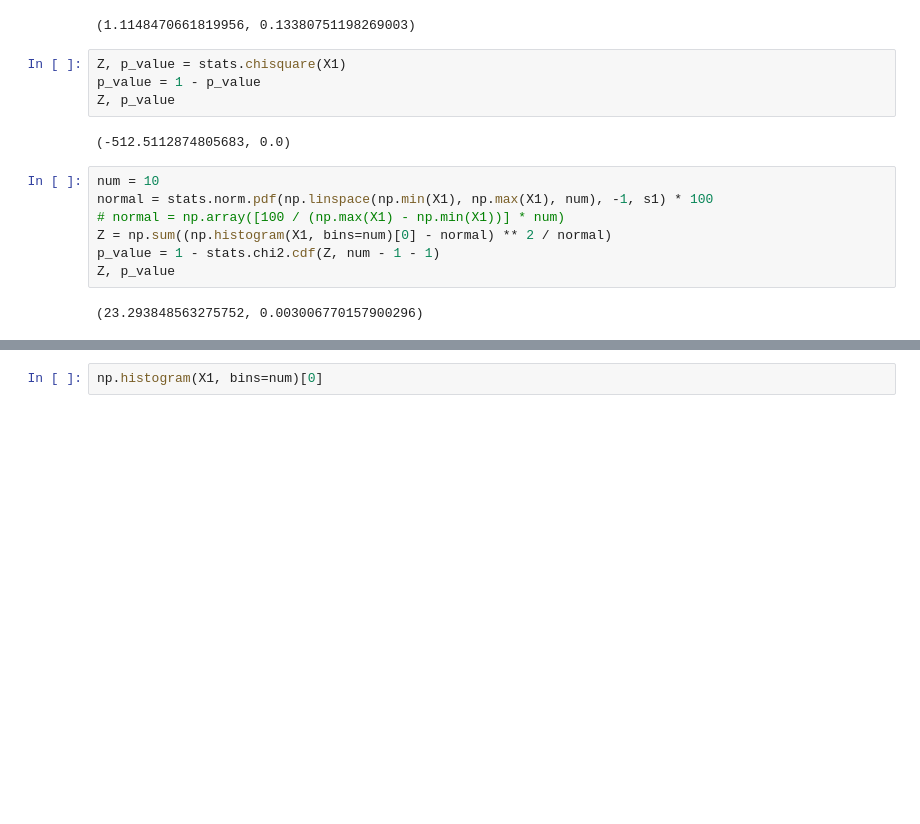
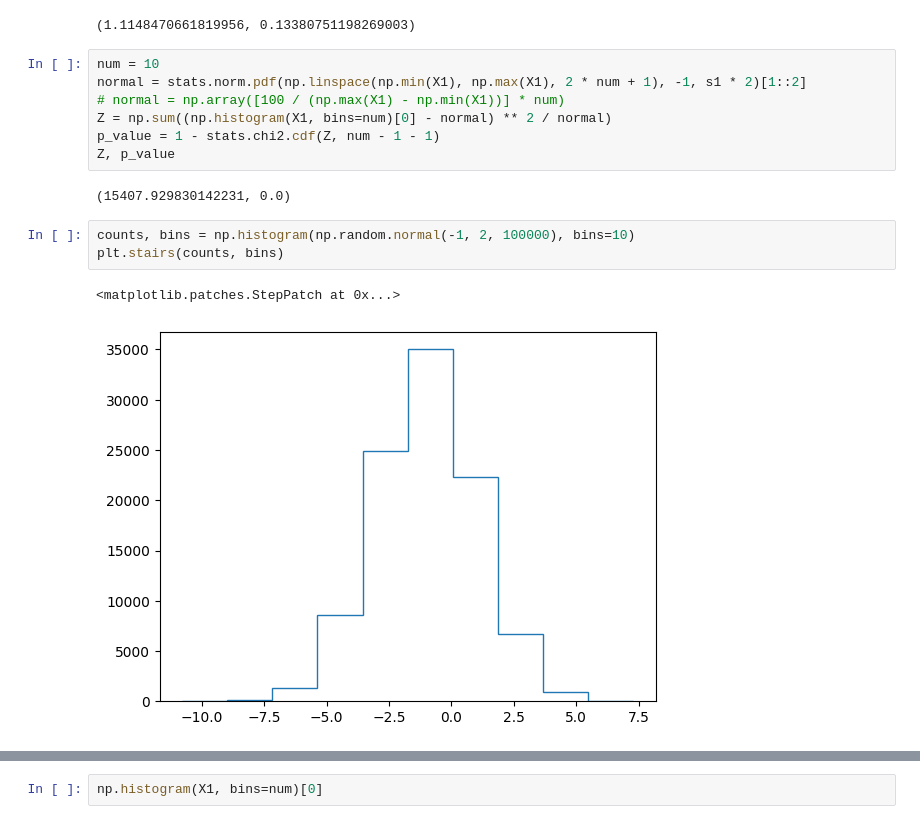
Before and after one commit to MEPhI-Floppas/matstat.py, a Jupyter notebook: lab1.ipynb, the cells around one changed output, grey strips where cells are left out. Saved outputs shown, nothing was run; the diff lists cells and outputs as text; blank space fills up the shorter version.

```diff
--- a/lab1.ipynb
+++ b/lab1.ipynb
@@ -128,18 +129,18 @@ p_value = 1 - p_value
 Z, p_value
 # %% [output]
 (1.1148470661819956, 0.13380751198269003)
-# %%
-Z, p_value = stats.chisquare(X1)
-p_value = 1 - p_value
-Z, p_value
-# %% [output]
-(-512.5112874805683, 0.0)
 # %%
 num = 10
-normal = stats.norm.pdf(np.linspace(np.min(X1), np.max(X1), num), -1, s1) * 100
+normal = stats.norm.pdf(np.linspace(np.min(X1), np.max(X1), 2 * num + 1), -1, s1 * 2)[1::2]
 # normal = np.array([100 / (np.max(X1) - np.min(X1))] * num)
 Z = np.sum((np.histogram(X1, bins=num)[0] - normal) ** 2 / normal)
 p_value = 1 - stats.chi2.cdf(Z, num - 1 - 1)
 Z, p_value
 # %% [output]
-(23.293848563275752, 0.003006770157900296)
+(15407.929830142231, 0.0)
+# %%
+counts, bins = np.histogram(np.random.normal(-1, 2, 100000), bins=10)
+plt.stairs(counts, bins)
+# %% [output]
+<matplotlib.patches.StepPatch at 0x...>
+[figure, added]
```
Also changed, not shown: parts of 10 cells of this notebook, 1 other file.
